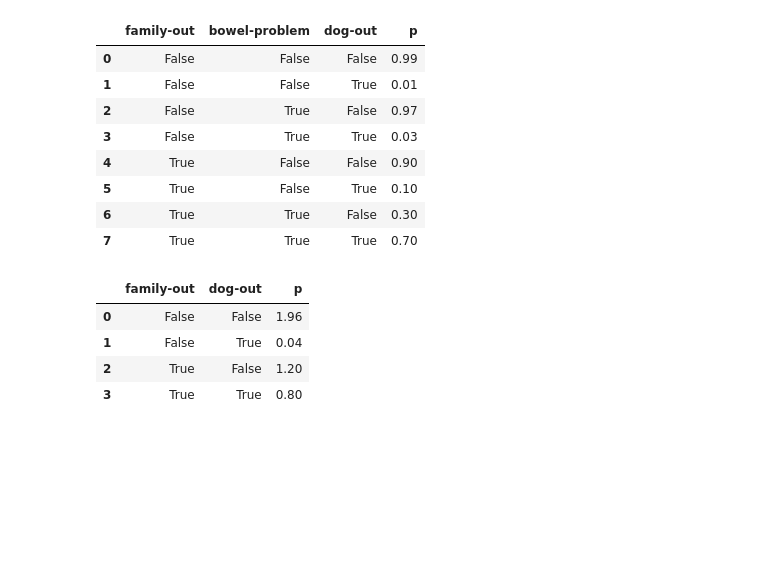
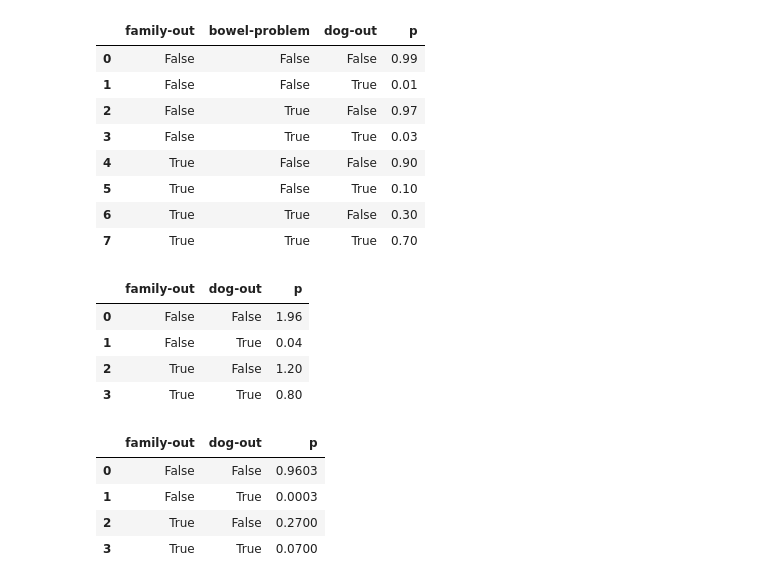
Before and after one commit to valbuc/KR-Project2, a Jupyter notebook: Task1.ipynb, the cells around one changed output. Saved outputs shown, nothing was run; the diff lists cells and outputs as text; code cells hidden in the pictures; blank space fills up the shorter version.

Commit message:
added factor multiplication

```diff
--- a/Task1.ipynb
+++ b/Task1.ipynb
@@ -93,3 +105,11 @@ reasoner.sum_out(factor, ['bowel-problem'])
 | 1 | False | True | 0.04 |
 | 2 | True | False | 1.20 |
 | 3 | True | True | 0.80 |
+# %%
+reasoner.multiply(factor, ['bowel-problem'])
+# %% [output]
+|  | family-out | dog-out | p |
+| 0 | False | False | 0.9603 |
+| 1 | False | True | 0.0003 |
+| 2 | True | False | 0.2700 |
+| 3 | True | True | 0.0700 |
```
Also changed, not shown: parts of 3 cells of this notebook.
